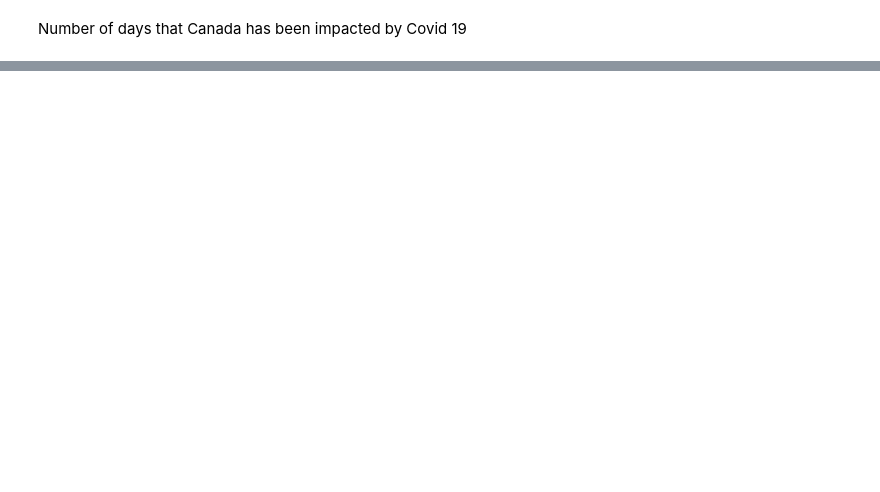
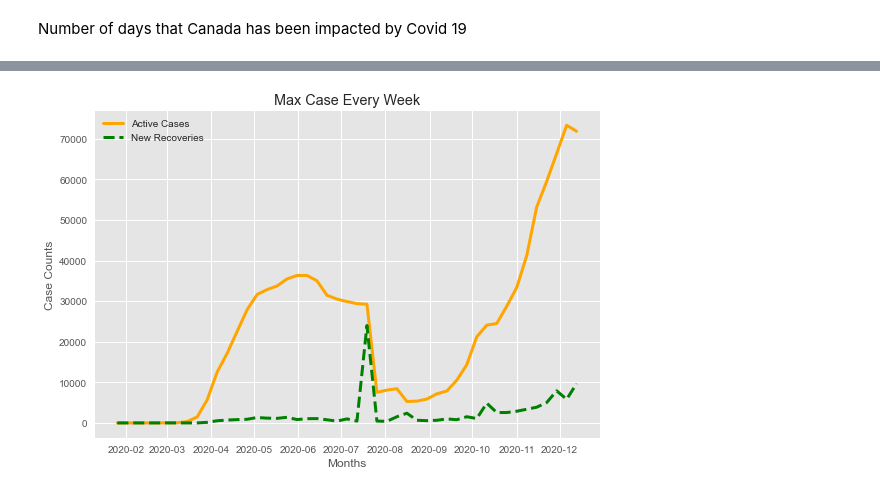
Before and after one commit to hieu-le296/Canada-covid19-analysis, a Jupyter notebook: project.ipynb, the cells around one changed output, grey strips where cells are left out. Saved outputs shown, nothing was run; the diff lists cells and outputs as text; code cells hidden in the pictures; blank space fills up the shorter version.

```diff
--- a/project.ipynb
+++ b/project.ipynb
@@ -135,0 +141,5 @@ plt.tight_layout()
+# %%
+max_week_new_cases = canada_data['New_Cases'].resample('W').max()
+max_week_active_cases = canada_data['Active_Cases'].resample('W').max()
+max_week_new_recoveries = canada_data['New_Recoveries'].resample('W').max()
+max_week_deaths = canada_data['New_Death'].resample('W').max()
@@ -135,0 +160,14 @@ plt.tight_layout()
+# %%
+plt.style.use('ggplot')
+plt.plot(max_week_active_cases, color='orange', linewidth=3, label='Active Cases')
+plt.plot(max_week_new_recoveries, color='green', linewidth=3, linestyle='--', label='New Recoveries')
+
+plt.xlabel('Months')
+plt.ylabel('Case Counts')
+plt.title('Max Case Every Week')
+
+plt.legend()
+
+plt.tight_layout()
+# %% [output]
+[figure, added]
```
Also changed, not shown: parts of 35 cells of this notebook, 5 other files.
